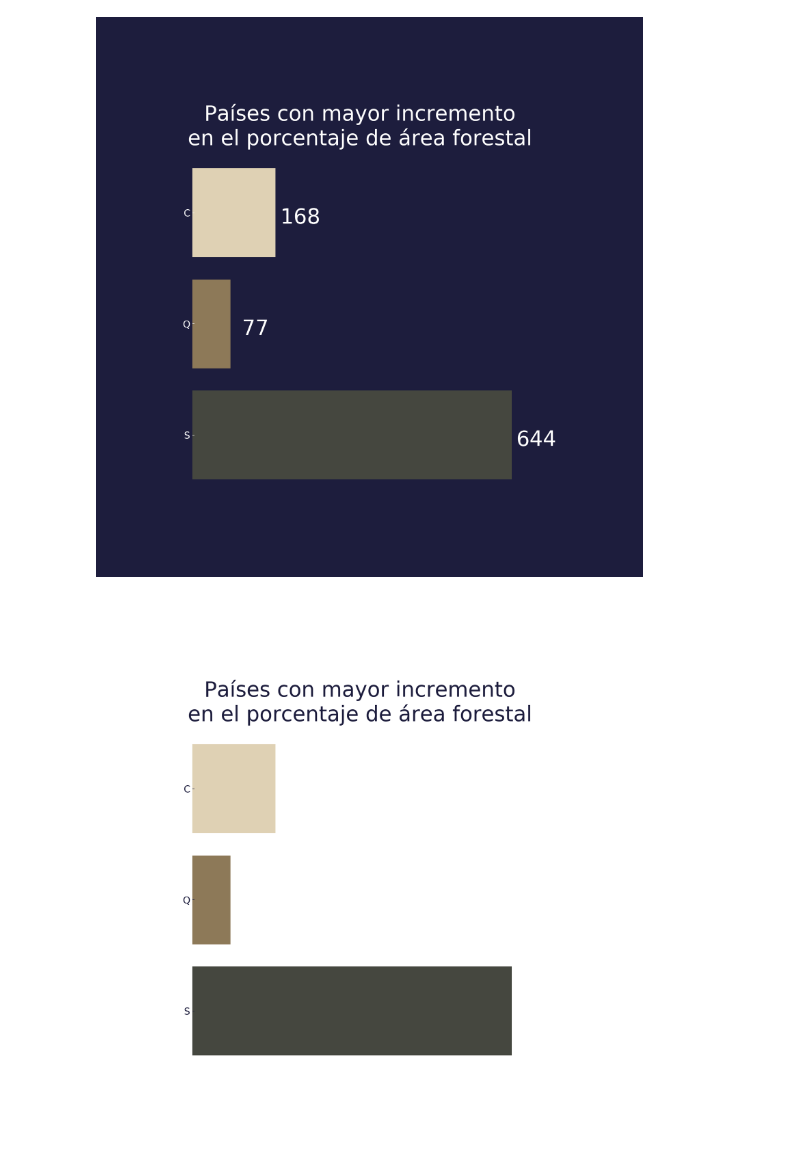
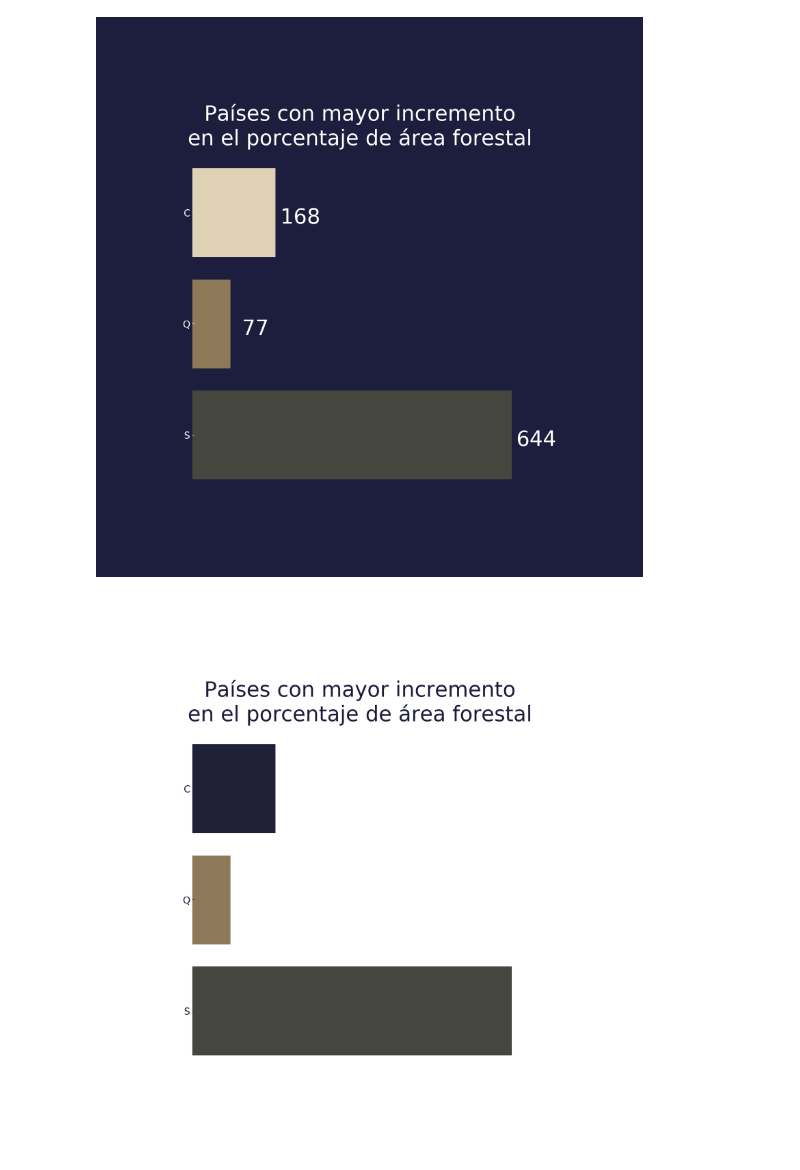
Before and after one commit to datatrooper/instatrooper, a Jupyter notebook: styles/using_styles.ipynb, the cells around one changed output. Saved outputs shown, nothing was run; the diff lists cells and outputs as text; code cells hidden in the pictures.

```diff
--- a/styles/using_styles.ipynb
+++ b/styles/using_styles.ipynb
@@ -51,33 +57,43 @@ plt.show()
 [figure]
 # %%
 plt.style.use('https://raw.githubusercontent.com/datatrooper/instatrooper/master/styles/whitetrooper.mplstyle')
+# %%
+datatrooper_palette = [
+    "#1C1C3C",
+    "#967B4F",
+    "#46493D",
+    "#839DA5",
+    "#9FADAD",
+    "#2B4144",
+    "#986E37"
+]
 # %%
 fig = plt.figure()
-ax = sns.barplot(x = "survived", y = "embarked", data=t_gr, orient="h")
+ax = sns.barplot(x = "survived", y = "embarked", data=t_gr, orient="h", palette=datatrooper_palette)
 plt.grid(False)
 plt.title("Países con mayor incremento"
            "\n"  # Newline: the backslash is interpreted as usual
            "en el porcentaje de área forestal")
 ax.set_xlabel("")
 ax.set_ylabel("")
 
 plt.xticks([])
 plt.box(False)
 
 
 # jugar con estos valores
 vertical_offset = 50
 horizontal_offset = 0.1
 
 for index, row in t_gr.iterrows():
     ax.text(row["survived"] + vertical_offset,index+horizontal_offset, # posicion
             row["survived"], # texto
             color='white',
             ha="center",
             size=35)
 
 
 
 plt.show()
 # %% [output]
-[figure, old version]
+[figure, new version]
```
Also changed, not shown: parts of 2 cells of this notebook, 3 other files.
